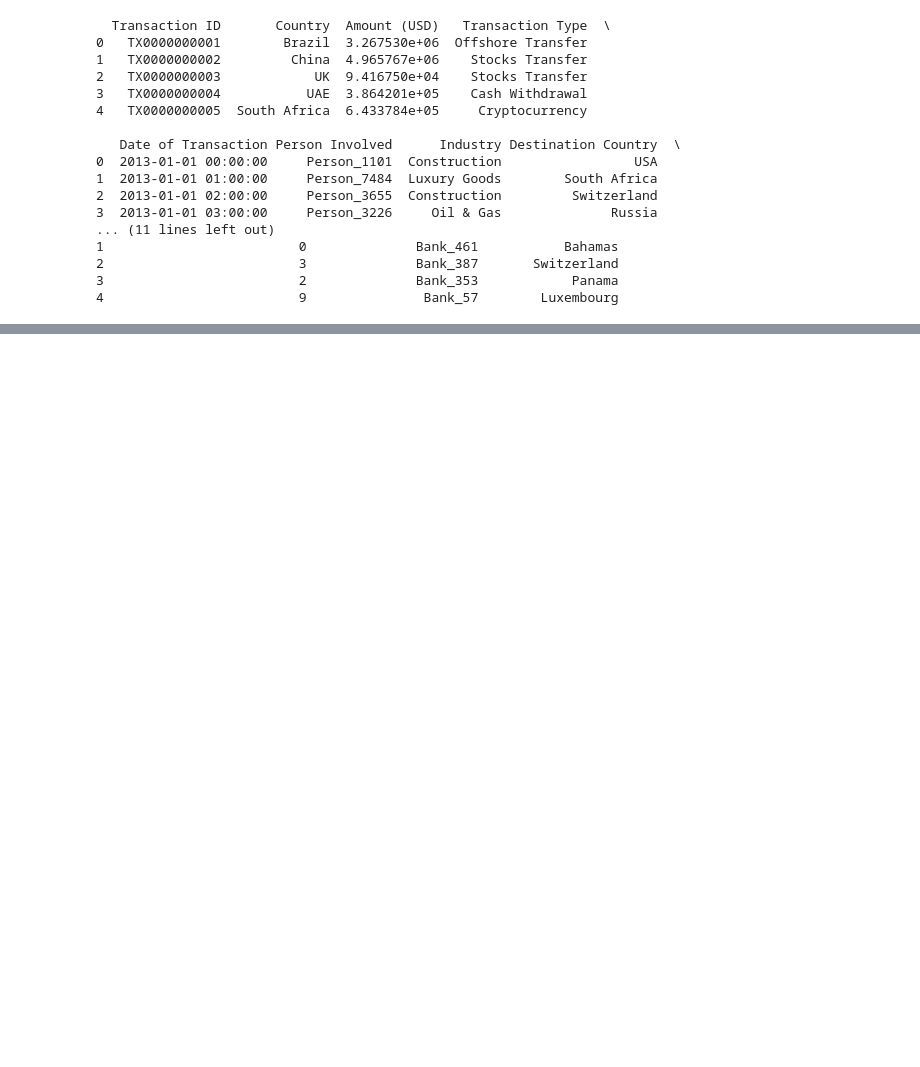
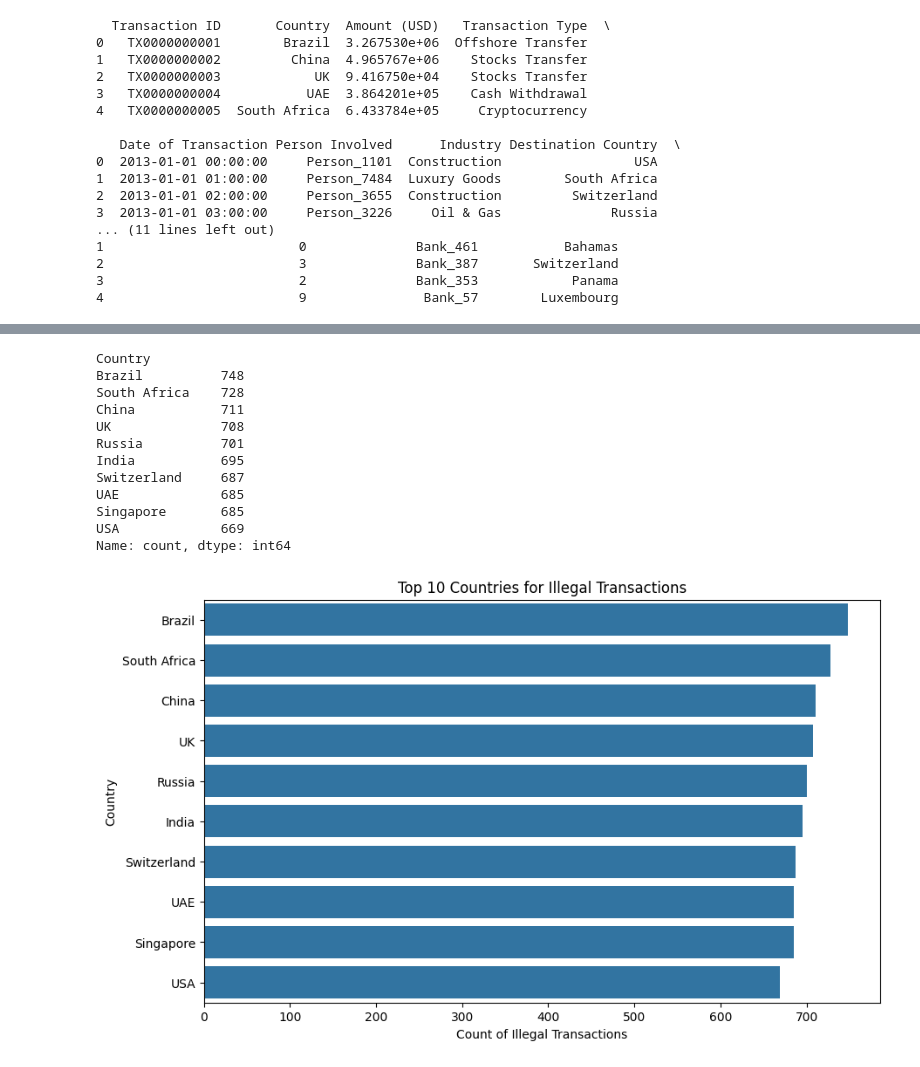
Before and after one commit to edgar-rosales95/Final_505, a Jupyter notebook: Final_505.ipynb, the cells around one changed output, grey strips where cells are left out. Cells and saved outputs as stored; diff of their text form; code cells hidden in the pictures; blank space fills up the shorter version.

```diff
--- a/Final_505.ipynb
+++ b/Final_505.ipynb
@@ -35,0 +107,25 @@ print(df.head(5))
+# %%
+# Top countries for illegal transactions
+illegal_countries = df[df['Source of Money'] == 'Illegal']['Country'].value_counts().head(10)
+print(illegal_countries)
+
+# Plot the top 10 countries
+plt.figure(figsize=(10, 6))
+sns.barplot(x=illegal_countries.values, y=illegal_countries.index)
+plt.title('Top 10 Countries for Illegal Transactions')
+plt.xlabel('Count of Illegal Transactions')
+plt.show()
+# %% [output]
+Country
+Brazil          748
+South Africa    728
+China           711
+UK              708
+Russia          701
+India           695
+Switzerland     687
+UAE             685
+Singapore       685
+USA             669
+Name: count, dtype: int64
+[figure, added]
```
Also changed, not shown: parts of 5 cells of this notebook.
